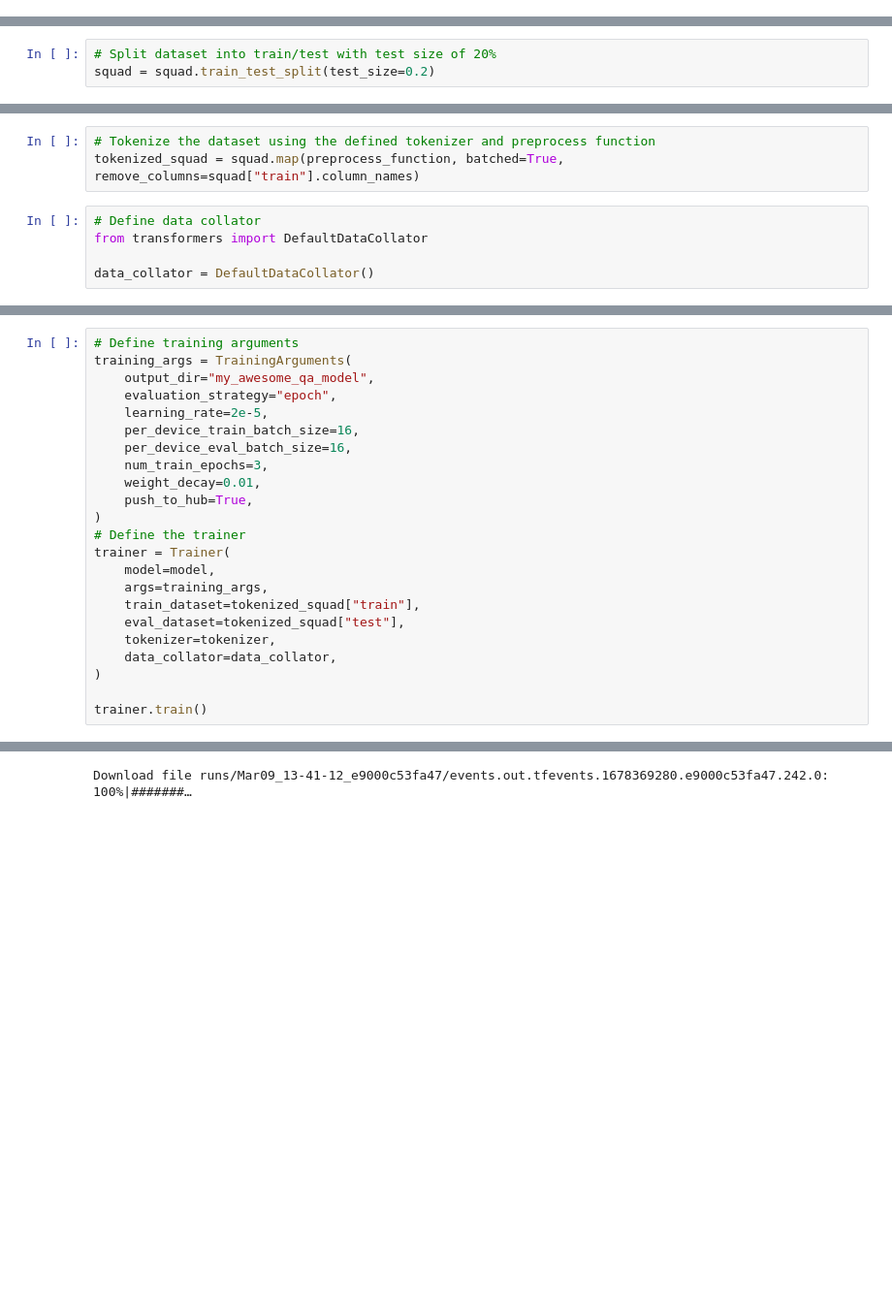
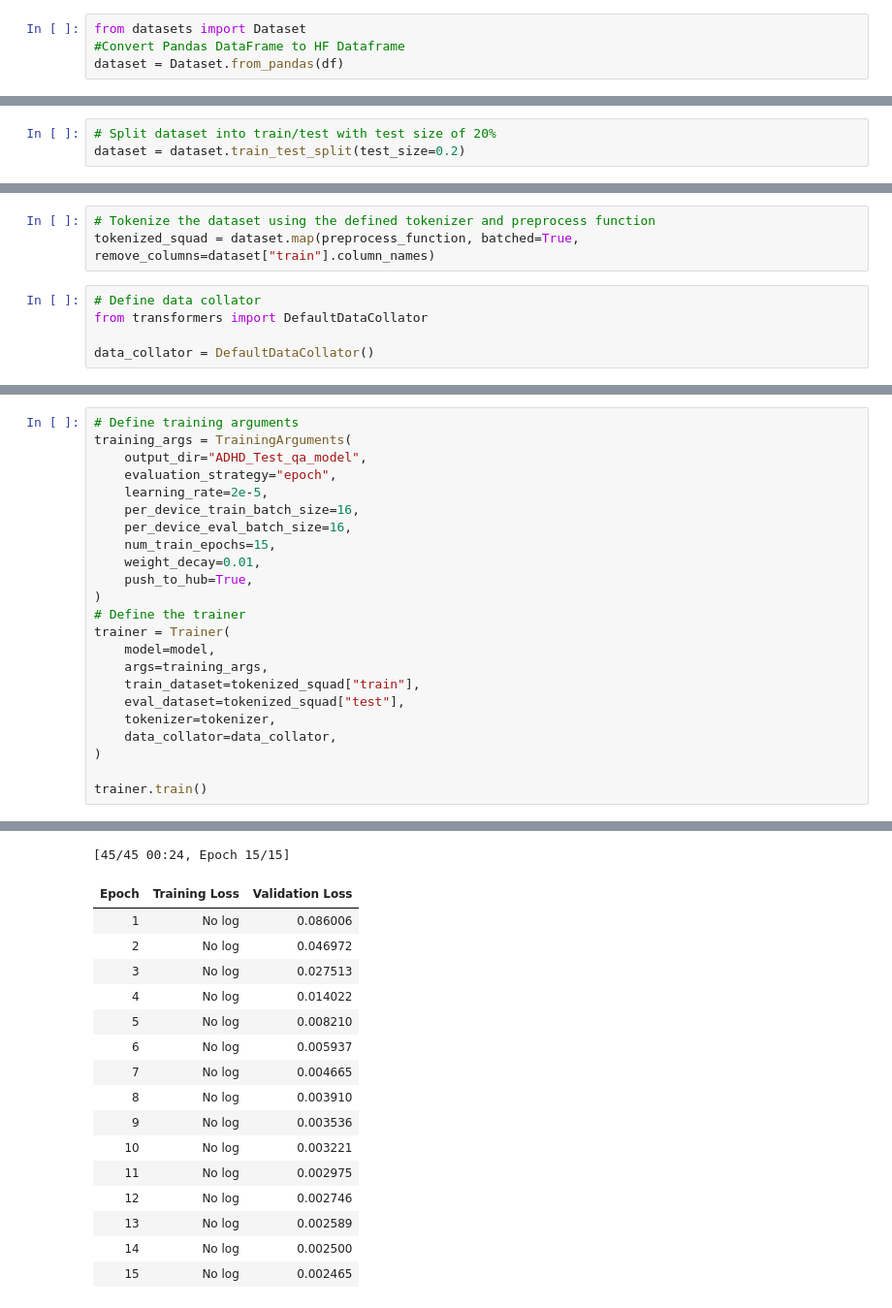
Before and after one commit to Only-Mike/DeepLearning-and-AI, a Jupyter notebook: Assignment4_Question_answer.ipynb, the cells around one changed output, grey strips where cells are left out. Shown: that part at 97% size. Saved outputs shown, nothing was run; the diff lists cells and outputs as text; blank space fills up the shorter version.

```diff
--- a/Assignment4_Question_answer.ipynb
+++ b/Assignment4_Question_answer.ipynb
@@ -33,0 +112,4 @@ Dataset squad downloaded and prepared to /root/.cache/huggingface/datasets/squad
+# %%
+from datasets import Dataset
+#Convert Pandas DataFrame to HF Dataframe
+dataset = Dataset.from_pandas(df)
@@ -34,3 +123,3 @@ Dataset squad downloaded and prepared to /root/.cache/huggingface/datasets/squad
 # %%
 # Split dataset into train/test with test size of 20%
-squad = squad.train_test_split(test_size=0.2)
+dataset = dataset.train_test_split(test_size=0.2)
@@ -101,7 +182,7 @@ def preprocess_function(examples):
     return inputs
 # %%
 # Tokenize the dataset using the defined tokenizer and preprocess function
-tokenized_squad = squad.map(preprocess_function, batched=True, remove_columns=squad["train"].column_names)
+tokenized_squad = dataset.map(preprocess_function, batched=True, remove_columns=dataset["train"].column_names)
 # %%
 # Define data collator
 from transformers import DefaultDataCollator
@@ -121,12 +202,12 @@ You should probably TRAIN this model on a down-stream task to be able to use it
 # %%
 # Define training arguments
 training_args = TrainingArguments(
-    output_dir="my_awesome_qa_model",
+    output_dir="ADHD_Test_qa_model",
     evaluation_strategy="epoch",
     learning_rate=2e-5,
     per_device_train_batch_size=16,
     per_device_eval_batch_size=16,
-    num_train_epochs=3,
+    num_train_epochs=15,
     weight_decay=0.01,
     push_to_hub=True,
 )
@@ -147 +238,17 @@ WARNING:huggingface_hub.repository:Cloning https://huggingface.co/Only-Mike/my_a
-Download file runs/Mar09_13-41-12_e9000c53fa47/events.out.tfevents.1678369280.e9000c53fa47.242.0: 100%|#######…
+[45/45 00:24, Epoch 15/15]
+| Epoch | Training Loss | Validation Loss |
+| 1 | No log | 0.086006 |
+| 2 | No log | 0.046972 |
+| 3 | No log | 0.027513 |
+| 4 | No log | 0.014022 |
+| 5 | No log | 0.008210 |
+| 6 | No log | 0.005937 |
+| 7 | No log | 0.004665 |
+| 8 | No log | 0.003910 |
+| 9 | No log | 0.003536 |
+| 10 | No log | 0.003221 |
+| 11 | No log | 0.002975 |
+| 12 | No log | 0.002746 |
+| 13 | No log | 0.002589 |
+| 14 | No log | 0.002500 |
+| 15 | No log | 0.002465 |
```
Also changed, not shown: parts of 14 cells of this notebook.
